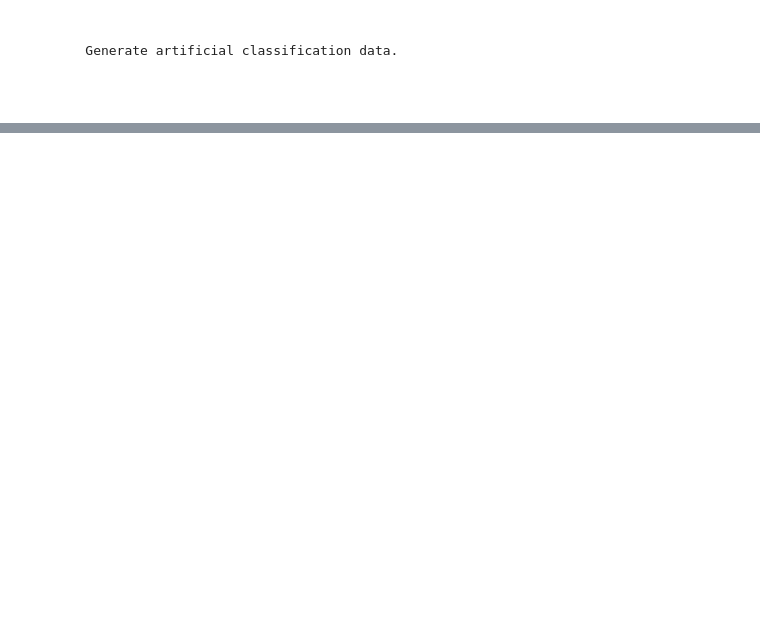
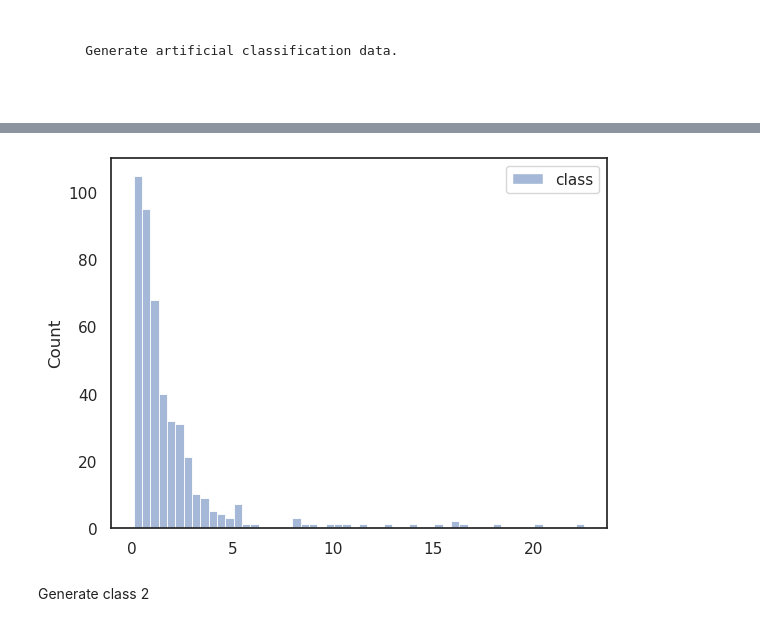
Before and after one commit to sigrun-may/artificial-data-generator, a Jupyter notebook: artificial_data_generator/artificial_data_generator.ipynb, the cells around one changed output, grey strips where cells are left out. Cells and saved outputs as stored; diff of their text form; code cells hidden in the pictures; blank space fills up the shorter version.

```diff
--- a/artificial_data_generator/artificial_data_generator.ipynb
+++ b/artificial_data_generator/artificial_data_generator.ipynb
@@ -242,0 +83,15 @@ print(data_df.shape)
+# %%
+log_normal_distributed_class1_np = (
+    artificial_data_generator_tools.transform_normal_distributed_class_features_to_lognormal_distribution(
+        class_features_np=class1_np
+    )
+)
+assert log_normal_distributed_class1_np.shape[1] == number_of_relevant_features
+# %%
+artificial_data_generator_tools.plot_distribution_of_class_features_for_single_class(
+    log_normal_distributed_class1_np,
+)
+# %% [output]
+[figure, added]
+# %% [markdown]
+Generate class 2
```
Also changed, not shown: parts of 28 cells of this notebook, 1 other file.
